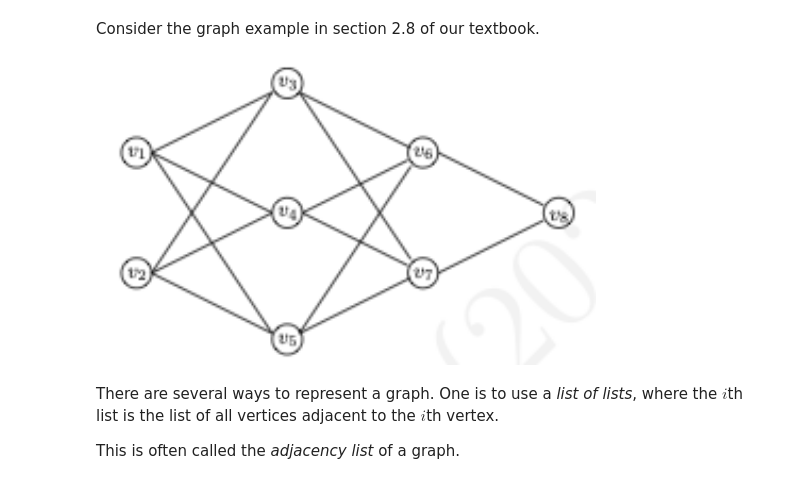
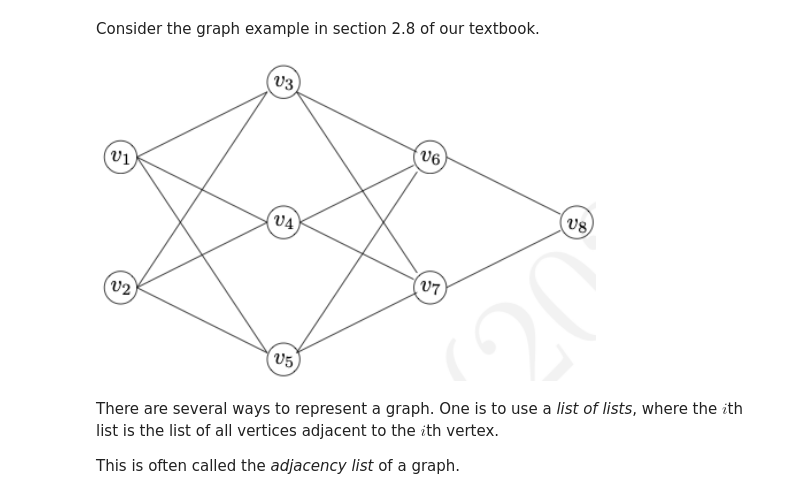
Before and after one commit to kyunghyuncho/Foundations_of_Linear_Algebra_for_Data_Science, a Jupyter notebook: Ch2-2 Block Matrices & Graphs.ipynb, the cells around one changed output. Cells and saved outputs as stored; diff of their text form; code cells hidden in the pictures.

Commit message:
high resolution figure

```diff
--- a/Ch2-2 Block Matrices & Graphs.ipynb
+++ b/Ch2-2 Block Matrices & Graphs.ipynb
@@ -283,9 +283,9 @@ S_22^-1 =
 Consider the graph example in section 2.8 of our textbook.
 # %%
 from IPython.display import Image
-Image('/Users/wanmokang/Downloads/sec2_8-undirected_graph.png', width = 500)
+Image('/Users/wanmokang/Downloads/example_graph.png', width = 500)
 # %% [output]
-[figure, old version]
+[figure, new version]
 # %% [markdown]
 There are several ways to represent a graph. One is to use a *list of lists*, where the $i$th list is the list of all vertices adjacent to the $i$th vertex.
 
```
